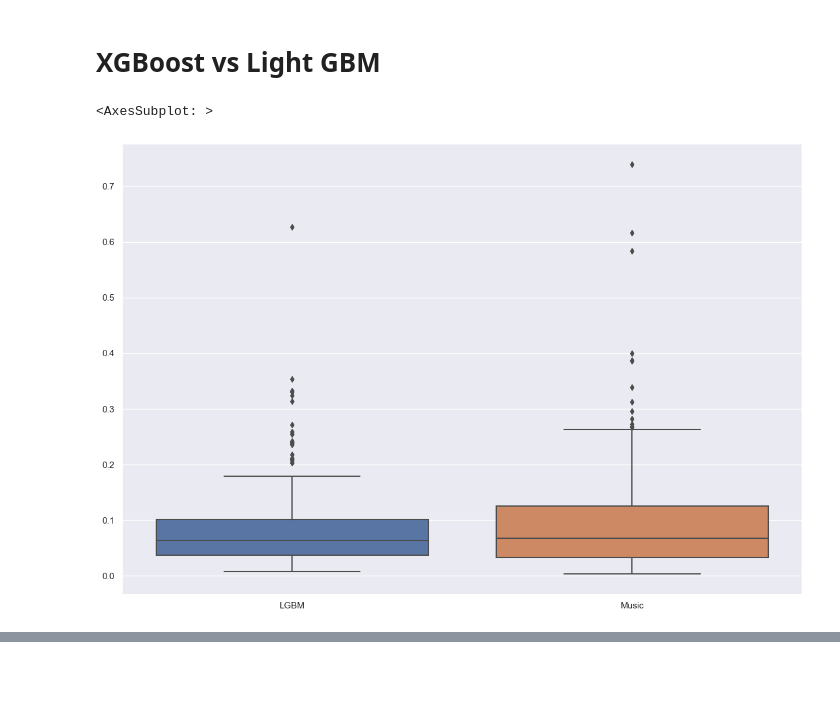
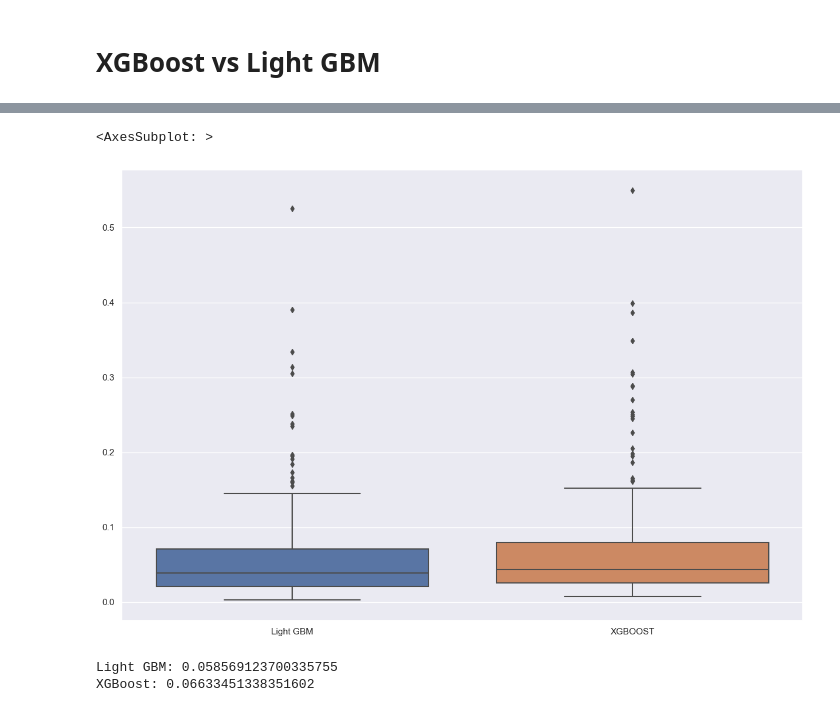
Before and after one commit to MohammadSakhnini/PageView_Prediction, a Jupyter notebook: XGBoost/xg.ipynb, the cells around one changed output, grey strips where cells are left out. Drawn from its saved outputs; the diff is of its cells as text; code cells hidden in the pictures; blank space fills up the shorter version.

Commit message:
lgbm & xgb change

```diff
--- a/XGBoost/xg.ipynb
+++ b/XGBoost/xg.ipynb
@@ -101,6 +153,6 @@ def create_features2(df, dfNeu):
 # %% [markdown]
 # XGBoost
 # %%
-FEATURES = ["dayofweek", "month", "quarter", "dayofyear", "year", "min", "max", "avg"]
+FEATURES = ["dayofweek", "month", "quarter", "dayofyear", "year", "avg", "t-1", "t-2", "t-3", "t-4", "t-5", "t-6", "t-7", "article"] #views det letzten tage
 TARGET = "views"
 xgmodel = xgb.XGBRegressor(n_estimators=100000, early_stopping_rounds=50, learning_rate=0.01, eval_metric=smape, disable_default_eval_metric=True, max_depth=6)
@@ -315,0 +356,28 @@ Wall time: 1min 21s
+# %%
+def eval_lgbm(model):
+    smapes = []
+    for category in CATEGORIES:
+        for file in get_fileNames(category, DATA_PATH):
+            predictions = []
+            old, df = make_data(category, file, 14)
+            indeces = df.index
+            df["t-1"][1:] = None
+            df["avg"][1:] = None
+            avgs = [df["avg"][indeces[0]]] * len(old)
+            for i in range(0, 13):
+                tmp = pd.DataFrame(df[FEATURES].loc[indeces[i]]).T
+                pred = model.predict(tmp)[0]
+                predictions.append(pred)
+                avgs.append(pred)
+                df.loc[indeces[i + 1], 'avg'] = (sum(avgs) / len(avgs))
+                for j in range(1, 8):
+                    if i + j < len(indeces):
+                        df.loc[indeces[i + j], f't-{j}'] = pred
+            tmp = pd.DataFrame(df[FEATURES].loc[indeces[13]]).T
+            pred = model.predict(tmp)[0]
+            predictions.append(pred)
+            df["predictions"] = predictions
+            smapes.append(smape(df["views"], df["predictions"]))
+    return smapes
+
+#smapes = eval_lgbm(lgbm_model)
@@ -316,22 +474,15 @@ Wall time: 1min 21s
 # %% [markdown]
 # XGBoost vs Light GBM
-# %%
-df_music_gbm = pd.DataFrame({"LGBM": losses_lgbm,})
-df_music = pd.DataFrame({"Music": lossess_all,})
-
-x = []
-for i in df_music["Music"]:
-    x.append(i[0])
-df_music["Music"] = x
-
-y = []
-for i in df_music_gbm["LGBM"]:
-    y.append(i[0])
-df_music_gbm["LGBM"] = y
-
-df_all = pd.concat([df_music_gbm, df_music], axis=1)
-sns.set(rc={'figure.figsize':(15,10)})
-sns.boxplot(data=df_all)
-# %% [output]
-<AxesSubplot: >
-[figure, removed]
+# %%
+%%time
+loss_xg = eval_xg(xgmodel)
+loss_lgbm = eval_lgbm(lgbm_model)
+
+df = pd.DataFrame({
+    "Light GBM": loss_lgbm,
+    "XGBOOST": loss_xg
+})
+
+sns.set(rc={'figure.figsize':(15,10)})
+sns.boxplot(data=df)
+# %% [output]
@@ -337,0 +491,8 @@ sns.boxplot(data=df_all)
+<AxesSubplot: >
+[figure, added]
+# %%
+print(f"Light GBM: {df['Light GBM'].mean()}")
+print(f"XGBoost: {df['XGBOOST'].mean()}")
+# %% [output]
+Light GBM: 0.058569123700335755
+XGBoost: 0.06633451338351602
```
Also changed, not shown: parts of 29 cells of this notebook, 3 other files.
